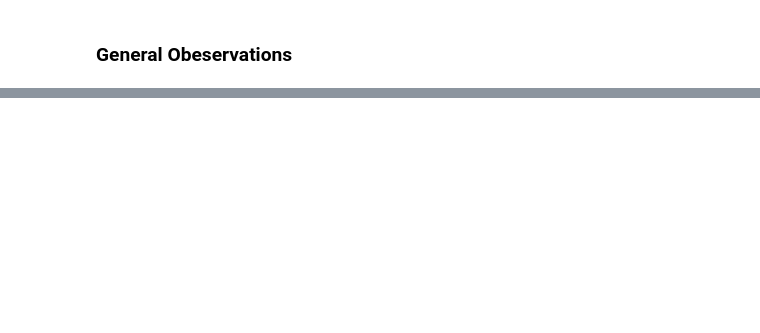
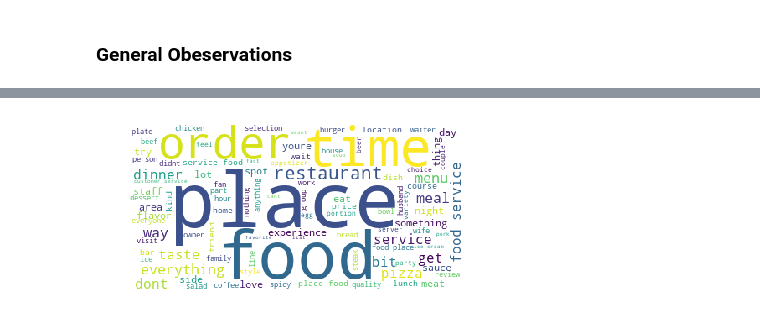
Before and after one commit to lulu2184/yelp-reviews-rating-prediction, a Jupyter notebook: restaurant_review_analysis.ipynb, the cells around one changed output, grey strips where cells are left out. Saved outputs shown, nothing was run; the diff lists cells and outputs as text; code cells hidden in the pictures; blank space fills up the shorter version.

```diff
--- a/restaurant_review_analysis.ipynb
+++ b/restaurant_review_analysis.ipynb
@@ -179,0 +370,5 @@ In data scraping phase, we actually noticed something interesting from Yelp's da
+# %%
+high_rating_nouns_word_cloud = generate_word_cloud(high_rating_nouns)
+show_word_cloud(high_rating_nouns_word_cloud)
+# %% [output]
+[figure, added]
```
Also changed, not shown: parts of 27 cells of this notebook.
